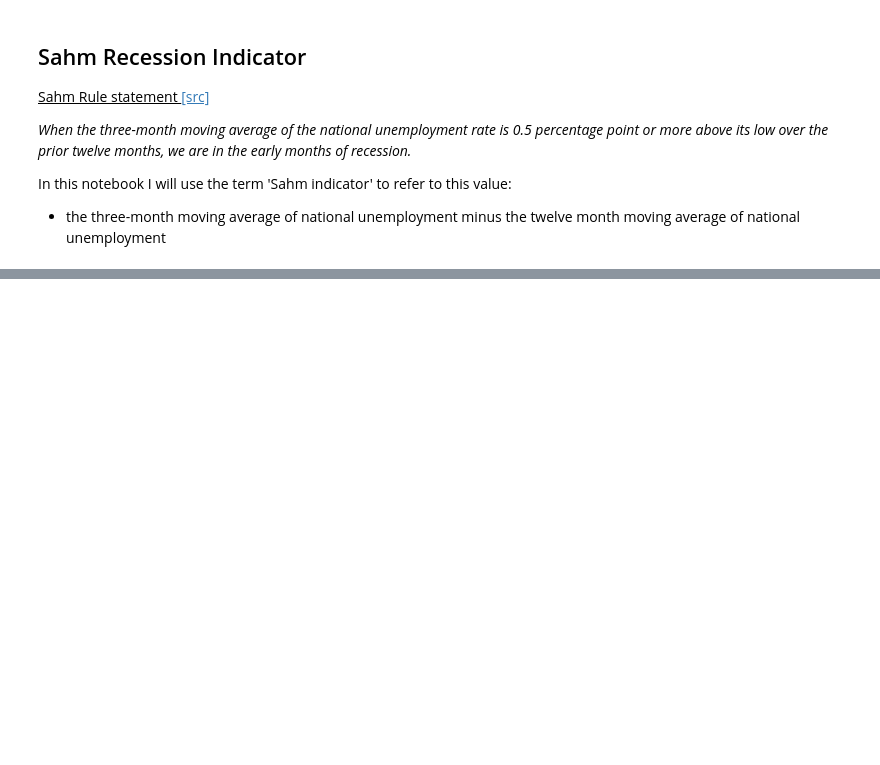
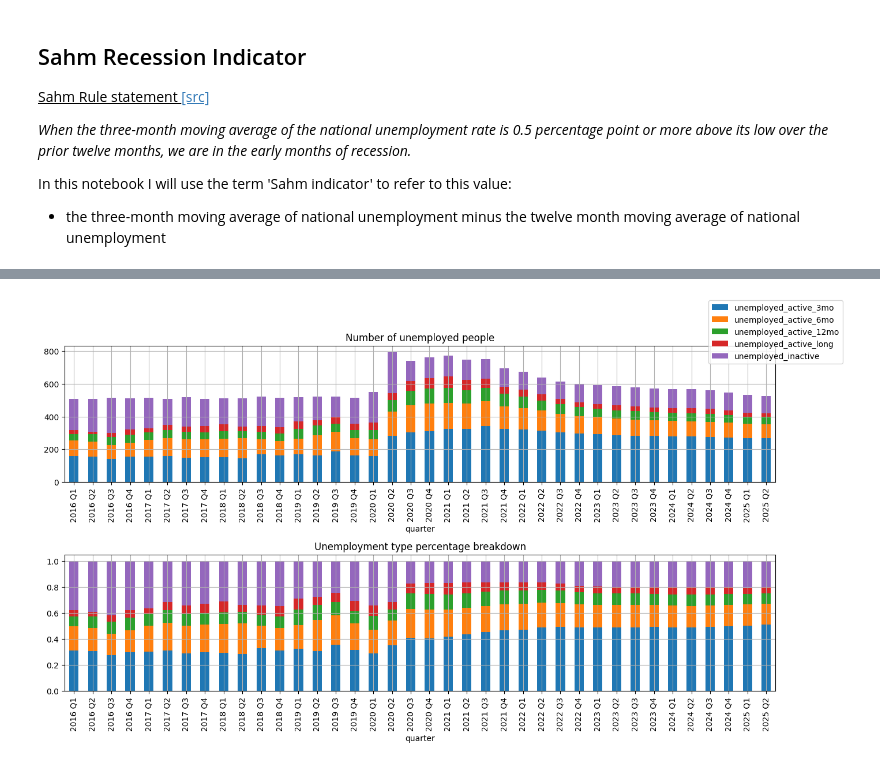
Before and after one commit to AbdulHafiiz/malaysia-economy-tracker, a Jupyter notebook: visualisations/economy.ipynb, the cells around one changed output, grey strips where cells are left out. Saved outputs shown, nothing was run; the diff lists cells and outputs as text; code cells hidden in the pictures; blank space fills up the shorter version.

Commit message:
added in partial unemployment analysis section

```diff
--- a/visualisations/economy.ipynb
+++ b/visualisations/economy.ipynb
@@ -40,0 +85,15 @@ plt.grid(True);
+# %%
+quarterly_unemployment_df = unemployment_df.groupby('quarter').agg(
+    {'unemployed': 'mean', 'unemployed_active': 'mean', 'unemployed_active_3mo': 'mean', 'unemployed_active_6mo': 'mean', 'unemployed_active_12mo': 'mean', 'unemployed_active_long': 'mean', 'unemployed_inactive': 'mean'}
+).reset_index()
+
+quarterly_unemployment_pct_df = pd.DataFrame(
+    {
+        'quarter': quarterly_unemployment_df['quarter'],
+        'unemployed_active_3mo_pct': quarterly_unemployment_df['unemployed_active_3mo'] / quarterly_unemployment_df['unemployed'],
+        'unemployed_active_6mo_pct': quarterly_unemployment_df['unemployed_active_6mo'] / quarterly_unemployment_df['unemployed'],
+        'unemployed_active_12mo_pct': quarterly_unemployment_df['unemployed_active_12mo'] / quarterly_unemployment_df['unemployed'],
+        'unemployed_active_long_pct': quarterly_unemployment_df['unemployed_active_long'] / quarterly_unemployment_df['unemployed'],
+        'unemployed_inactive_pct': quarterly_unemployment_df['unemployed_inactive'] / quarterly_unemployment_df['unemployed'],
+    }
+)
@@ -40,0 +104,26 @@ plt.grid(True);
+# %%
+fig, ax = plt.subplots(2, 1, figsize=(14, 8), sharex=False, sharey=False)
+plot_df = (
+    quarterly_unemployment_df
+    .loc[:, [
+        'quarter', 'unemployed_active_3mo', 'unemployed_active_6mo', 'unemployed_active_12mo', 'unemployed_active_long', 'unemployed_inactive'
+        ]]
+)
+plot_df.plot(kind='bar', x='quarter', stacked=True, ax=ax[0])
+ax[0].legend(loc='center right', bbox_to_anchor=(1.1, 1.1))
+ax[0].set_title(label='Number of unemployed people')
+ax[0].grid(True)
+
+plot_df = (
+    quarterly_unemployment_pct_df
+    .loc[:, [
+        'quarter', 'unemployed_active_3mo_pct', 'unemployed_active_6mo_pct', 'unemployed_active_12mo_pct', 'unemployed_active_long_pct', 'unemployed_inactive_pct'
+        ]]
+)
+plot_df.plot(kind='bar', x='quarter', stacked=True, ax=ax[1])
+ax[1].legend().remove()
+ax[1].set_title(label='Unemployment type percentage breakdown')
+ax[1].grid(True)
+plt.tight_layout()
+# %% [output]
+[figure, added]
```
Also changed, not shown: parts of 28 cells of this notebook.
